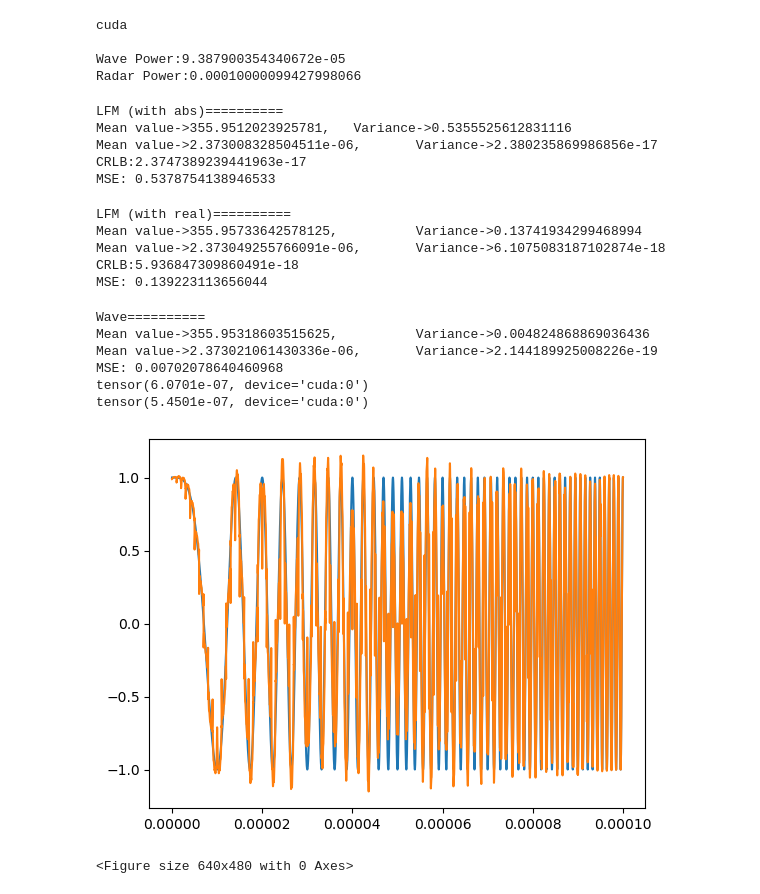
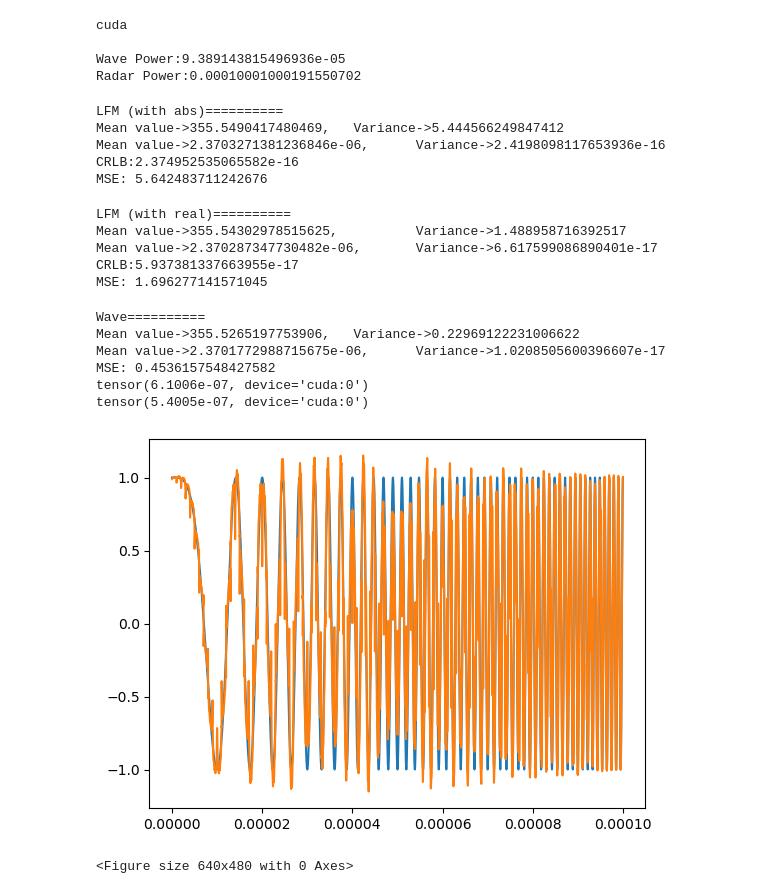
Before and after one commit to alireza06/JSAC_waveform_design, a Jupyter notebook: LFM_with_OFDMA.ipynb, the cells around one changed output. Drawn from its saved outputs; the diff is of its cells as text; code cells hidden in the pictures.

```diff
--- a/LFM_with_OFDMA.ipynb
+++ b/LFM_with_OFDMA.ipynb
@@ -9,7 +9,7 @@ import torch
 device = 'cuda' if torch.cuda.is_available() else 'cpu'
 print(device)
 
-t = torch.linspace(0, 1e-4, int(1e5), device=device)
+t = torch.linspace(0, 1e-4, int(1e4), device=device)
 dt = t[1] - t[0]
 
 # Define parameters
@@ -19,6 +19,7 @@ K = 5         # Number of users (OFDMA users)
 L = 100        # Number of bits in radar pulse duration
 Tb = T / L     # Duration of each bit interval
 A = 0.8
+MN = 1000
 distance = 356
 N0 = 10
 comm_pulse_kind = 'OFDMA'
@@ -48,50 +49,50 @@ print()
 print(f"Wave Power:{torch.sum(torch.abs(s_opt)**2)*dt}")
 print(f"Radar Power:{torch.sum(torch.abs(radar_pulse)**2)*dt}")
 
-dis, ta = myRadarPulses.montecarlo_estimation_with_abs(radar_pulse, N0, distance, np.sqrt(A), 3e8, 10000)
+dis, ta = myRadarPulses.montecarlo_estimation_with_abs(radar_pulse, N0, distance, np.sqrt(A), 3e8, MN)
 print("LFM (with abs)" + "="*10)
 print(f'Mean value->{torch.mean(dis)}, \t Variance->{torch.var(dis)}')
 print(f'Mean value->{torch.mean(ta)}, \t Variance->{torch.var(ta)} \t CRLB:{myRadarPulses.LFM_delayCRLB_with_abs(B, T, N0, A)}')
 print(f"MSE: {torch.mean(torch.abs(dis - distance)**2)}")
 
-dis, ta = myRadarPulses.montecarlo_estimation_with_real(radar_pulse, N0, distance, np.sqrt(A), 3e8, 10000)
+dis, ta = myRadarPulses.montecarlo_estimation_with_real(radar_pulse, N0, distance, np.sqrt(A), 3e8, MN)
 print("LFM (with real)" + "="*10)
 print(f'Mean value->{torch.mean(dis)}, \t Variance->{torch.var(dis)}')
 print(f'Mean value->{torch.mean(ta)}, \t Variance->{torch.var(ta)} \t CRLB:{myRadarPulses.LFM_delayCRLB_with_real(B, T, N0, A)}')
 print(f"MSE: {torch.mean(torch.abs(dis - distance)**2)}")
 
-dis, ta = myRadarPulses.montecarlo_estimation_with_real(s_opt, N0, distance, np.sqrt(A), 3e8, 10000)
+dis, ta = myRadarPulses.montecarlo_estimation_with_real(s_opt, N0, distance, np.sqrt(A), 3e8, MN)
 print("Wave" + "="*10)
 print(f'Mean value->{torch.mean(dis)}, \t Variance->{torch.var(dis)}')
 print(f'Mean value->{torch.mean(ta)}, \t Variance->{torch.var(ta)}')
 print(f"MSE: {torch.mean(torch.abs(dis - distance)**2)}")
 
 plt.figure()
 xcr_LFM = torch.abs(myRadarPulses.cross_correlation(radar_pulse, radar_pulse))
 xcr_mySig = torch.abs(myRadarPulses.cross_correlation(s_opt, s_opt))
 
 print(torch.argmin(torch.abs(xcr_LFM - xcr_LFM[torch.argmax(xcr_LFM)]/2)**2)*dt)
 print(torch.argmin(torch.abs(xcr_mySig - xcr_mySig[torch.argmax(xcr_mySig)]/2)**2)*dt)
 # print(xcr_LFM[torch.argmax(xcr_LFM)])
 # print(xcr_mySig[torch.argmax(xcr_mySig)])
 # %% [output]
 cuda
 
-Wave Power:9.387900354340672e-05
-Radar Power:0.00010000099427998066
+Wave Power:9.389143815496936e-05
+Radar Power:0.00010001000191550702
 LFM (with abs)==========
-Mean value->355.9512023925781,   Variance->0.5355525612831116
-Mean value->2.373008328504511e-06,       Variance->2.380235869986856e-17         CRLB:2.3747389239441963e-17
-MSE: 0.5378754138946533
+Mean value->355.5490417480469,   Variance->5.444566249847412
+Mean value->2.3703271381236846e-06,      Variance->2.4198098117653936e-16        CRLB:2.374952535065582e-16
+MSE: 5.642483711242676
 LFM (with real)==========
-Mean value->355.95733642578125,          Variance->0.13741934299468994
-Mean value->2.373049255766091e-06,       Variance->6.1075083187102874e-18        CRLB:5.936847309860491e-18
-MSE: 0.139223113656044
+Mean value->355.54302978515625,          Variance->1.488958716392517
+Mean value->2.370287347730482e-06,       Variance->6.617599086890401e-17         CRLB:5.937381337663955e-17
+MSE: 1.696277141571045
 Wave==========
-Mean value->355.95318603515625,          Variance->0.004824868869036436
-Mean value->2.373021061430336e-06,       Variance->2.144189925008226e-19
-MSE: 0.00702078640460968
-tensor(6.0701e-07, device='cuda:0')
-tensor(5.4501e-07, device='cuda:0')
+Mean value->355.5265197753906,   Variance->0.22969122231006622
+Mean value->2.3701772988715675e-06,      Variance->1.0208505600396607e-17
+MSE: 0.4536157548427582
+tensor(6.1006e-07, device='cuda:0')
+tensor(5.4005e-07, device='cuda:0')
-[figure, old version]
+[figure, new version]
 <Figure size 640x480 with 0 Axes>
```
Also changed, not shown: parts of 1 cell of this notebook, 1 other file.
